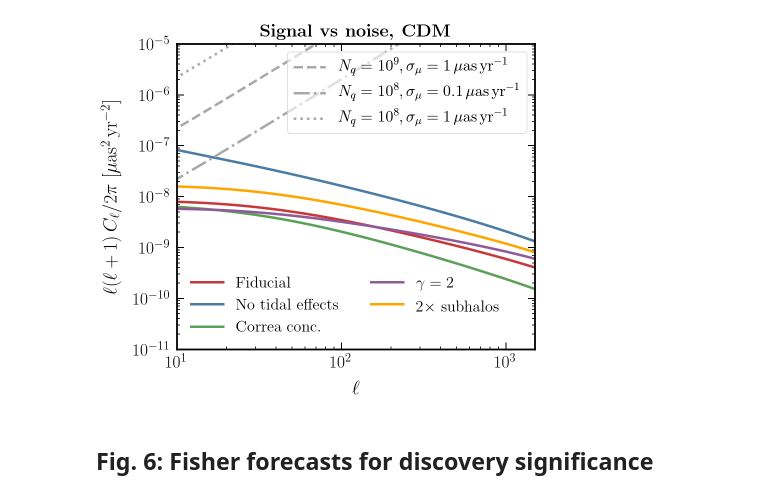
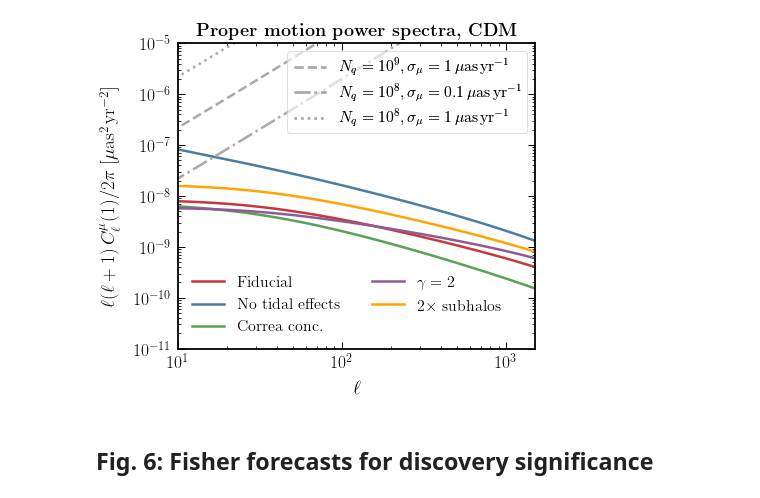
Before and after one commit to smsharma/astrometry-lensing-correlations, a Jupyter notebook: notebooks/05_cdm.ipynb, the cells around one changed output. Drawn from its saved outputs; the diff is of its cells as text; code cells hidden in the pictures.

```diff
--- a/notebooks/05_cdm.ipynb
+++ b/notebooks/05_cdm.ipynb
@@ -238,36 +235,36 @@ N_q = 1e9
 l1 = ax.plot(pspecpop.l_ary, (1/(2*np.pi))*pspecpop.l_ary*(pspecpop.l_ary + 1)*np.ones_like(pspecpop.l_ary)*4*np.pi*sigma_mu**2/N_q, label="$N_q = 10^9, \sigma_\mu=1\,\mu$as\,yr$^{-1}$", alpha=alpha_plot, lw=lw_plot, color='darkgrey', ls='--')
 
 sigma_mu = .1
 N_q = 1e8
 
 l2 = ax.plot(pspecpop.l_ary, (1/(2*np.pi))*pspecpop.l_ary*(pspecpop.l_ary + 1)*np.ones_like(pspecpop.l_ary)*4*np.pi*sigma_mu**2/N_q, label="$N_q = 10^8, \sigma_\mu=0.1\,\mu$as\,yr$^{-1}$", alpha=alpha_plot, lw=lw_plot, color='darkgrey', ls='-.')
 
 sigma_mu = 1
 N_q = 1e8
 
 l3 = ax.plot(pspecpop.l_ary, (1/(2*np.pi))*pspecpop.l_ary*(pspecpop.l_ary + 1)*np.ones_like(pspecpop.l_ary)*4*np.pi*sigma_mu**2/N_q, label="$N_q = 10^8, \sigma_\mu=1\,\mu$as\,yr$^{-1}$", alpha=alpha_plot, lw=lw_plot, color='darkgrey', ls=':')
 
 plt.yscale("log")
 plt.xscale("log")
 
 plt.xlabel("$\ell$")
-plt.ylabel("$\ell(\ell+1)\,C_\ell/2\pi$ [$\mu$as$^2$\,yr$^{-2}$]")
+plt.ylabel("$\ell(\ell+1)\,C_\ell^\mu(1)/2\pi$ [$\mu$as$^2$\,yr$^{-2}$]")
 
 plt.xlim(10, 1500)
 plt.ylim(1e-11,1e-5)
 
 lines = ax.get_lines()
 legend1 = plt.legend([lines[i] for i in range(5)], [lines[i].get_label() for i in range(5)], loc="lower left", fancybox=True, frameon=False, fontsize=16, ncol=2)
 legend2 = plt.legend([lines[i] for i in range(5,8)], [lines[i].get_label() for i in range(5,8)], loc="upper right", fancybox=True, frameon=True, fontsize=16)
 ax.add_artist(legend1)
 ax.add_artist(legend2)
 
-plt.title('\\textbf{Signal vs noise, CDM}', fontsize=18)
+plt.title('\\textbf{Proper motion power spectra, CDM}', fontsize=18)
 
 plt.tight_layout()
 plt.savefig(plots_dir + "LCDMTheoryNoise.pdf", bbox_inches="tight")
 # %% [output]
-[figure, old version]
+[figure, new version]
 # %% [markdown]
 ## Fig. 6: Fisher forecasts for discovery significance
 # %%
```
Also changed, not shown: parts of 1 cell of this notebook, 7 other files.
